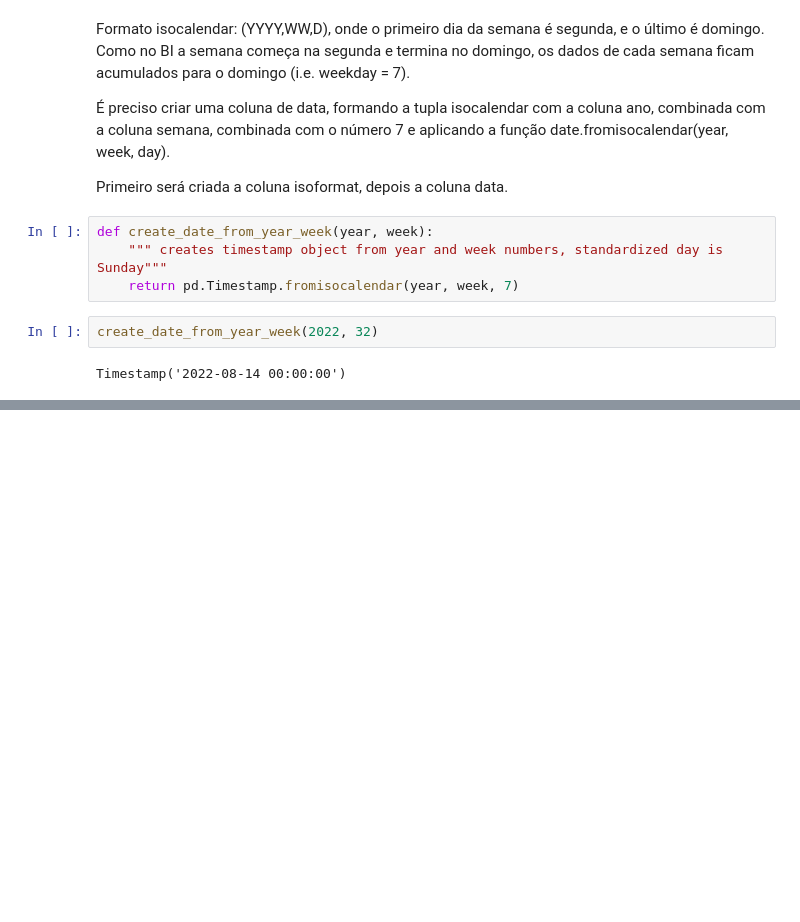
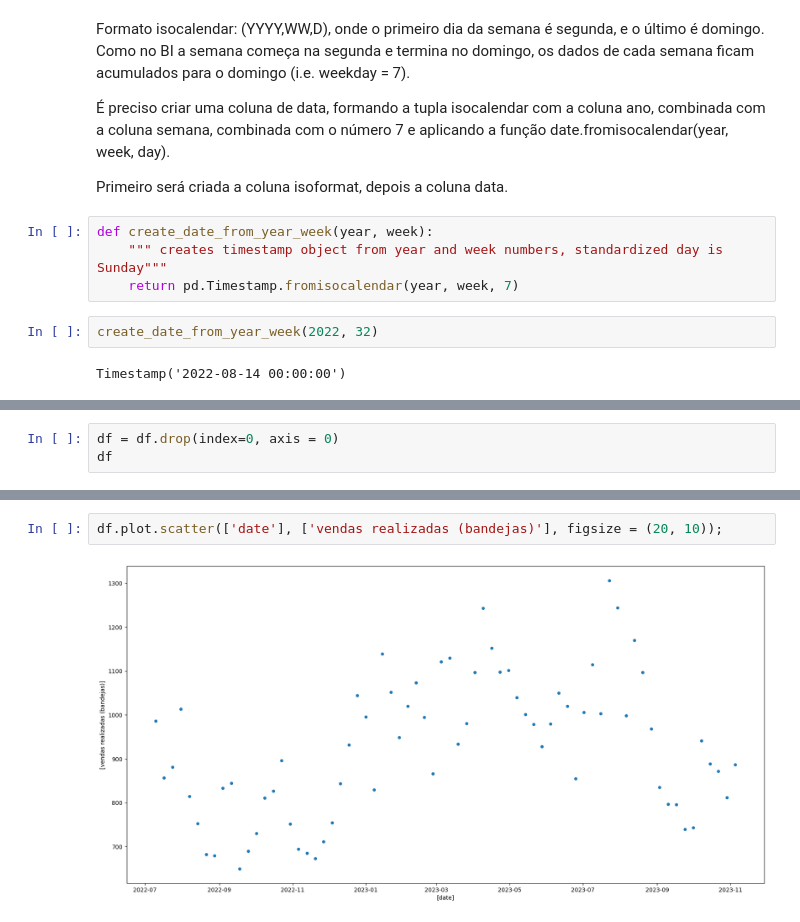
Before and after one commit to gabbmelo/bonus_bandejas, a Jupyter notebook: bandeja_bonus.ipynb, the cells around one changed output, grey strips where cells are left out. Cells and saved outputs as stored; diff of their text form; blank space fills up the shorter version.

```diff
--- a/bandeja_bonus.ipynb
+++ b/bandeja_bonus.ipynb
@@ -129,0 +150,3 @@ TypeError: 'tuple' object cannot be interpreted as an integer
+# %%
+df = df.drop(index=0, axis = 0)
+df
@@ -129,0 +167,4 @@ TypeError: 'tuple' object cannot be interpreted as an integer
+# %%
+df.plot.scatter(['date'], ['vendas realizadas (bandejas)'], figsize = (20, 10));
+# %% [output]
+[figure, added]
```
Also changed, not shown: parts of 26 cells of this notebook.
